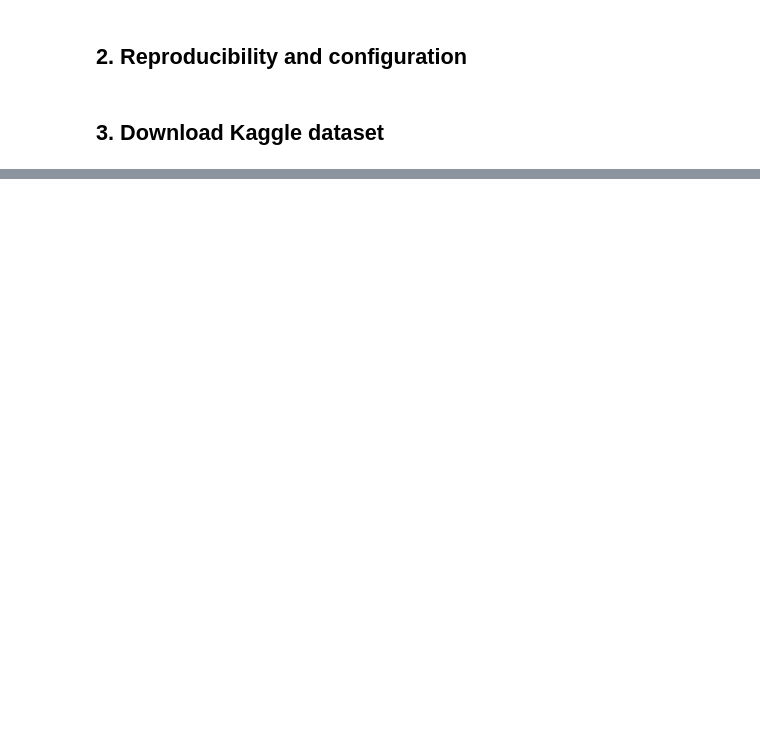
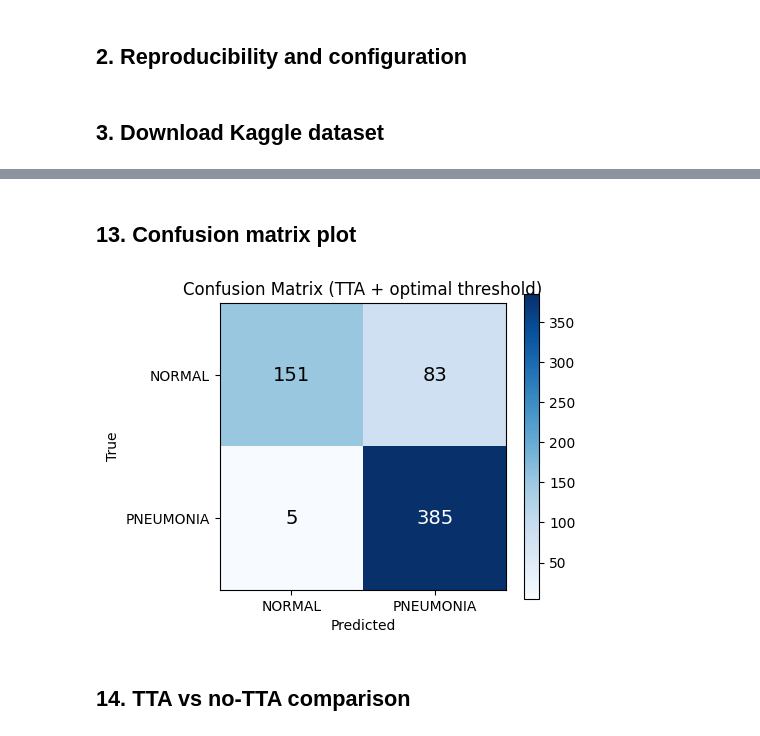
Before and after one commit to issamsensi/Pneumonie-Detector, a Jupyter notebook: model/pneumonia_model.ipynb, the cells around one changed output, grey strips where cells are left out. Cells and saved outputs as stored; diff of their text form; code cells hidden in the pictures; blank space fills up the shorter version.

```diff
--- a/model/pneumonia_model.ipynb
+++ b/model/pneumonia_model.ipynb
@@ -581,0 +545,22 @@ Downloading: class_indices.json
+# %% [markdown]
+## 13. Confusion matrix plot
+# %%
+fig, ax = plt.subplots(figsize=(5, 4))
+im = ax.imshow(cm, cmap='Blues')
+ax.set_title('Confusion Matrix (TTA + optimal threshold)')
+ax.set_xticks([0, 1]); ax.set_xticklabels(target_names)
+ax.set_yticks([0, 1]); ax.set_yticklabels(target_names)
+ax.set_xlabel('Predicted')
+ax.set_ylabel('True')
+for i in range(cm.shape[0]):
+    for j in range(cm.shape[1]):
+        ax.text(j, i, cm[i, j], ha='center', va='center',
+                color='white' if cm[i, j] > cm.max() / 2 else 'black',
+                fontsize=14)
+plt.colorbar(im, ax=ax)
+plt.tight_layout()
+plt.show()
+# %% [output]
+[figure, added]
+# %% [markdown]
+## 14. TTA vs no-TTA comparison
```
Also changed, not shown: parts of 57 cells of this notebook, 8 other files.
